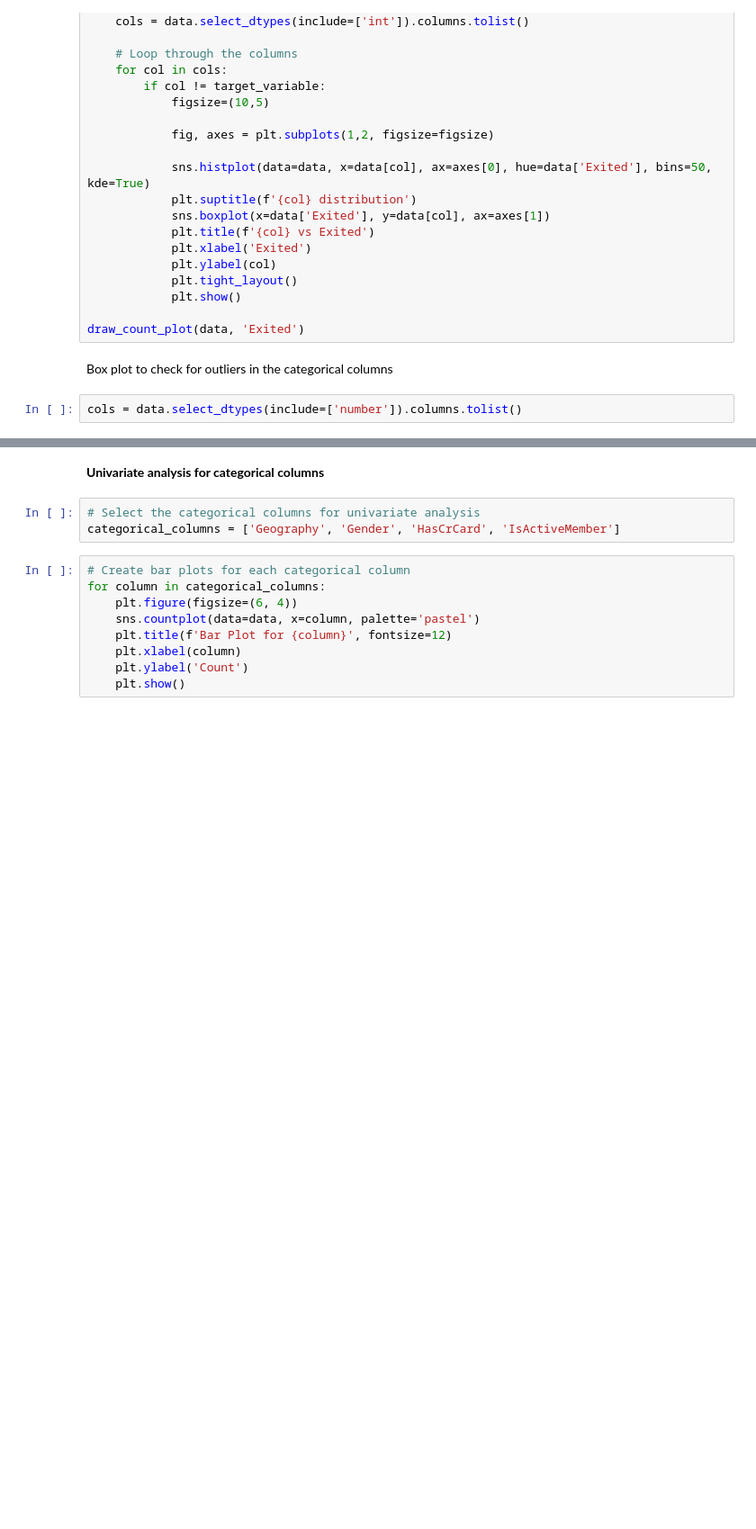
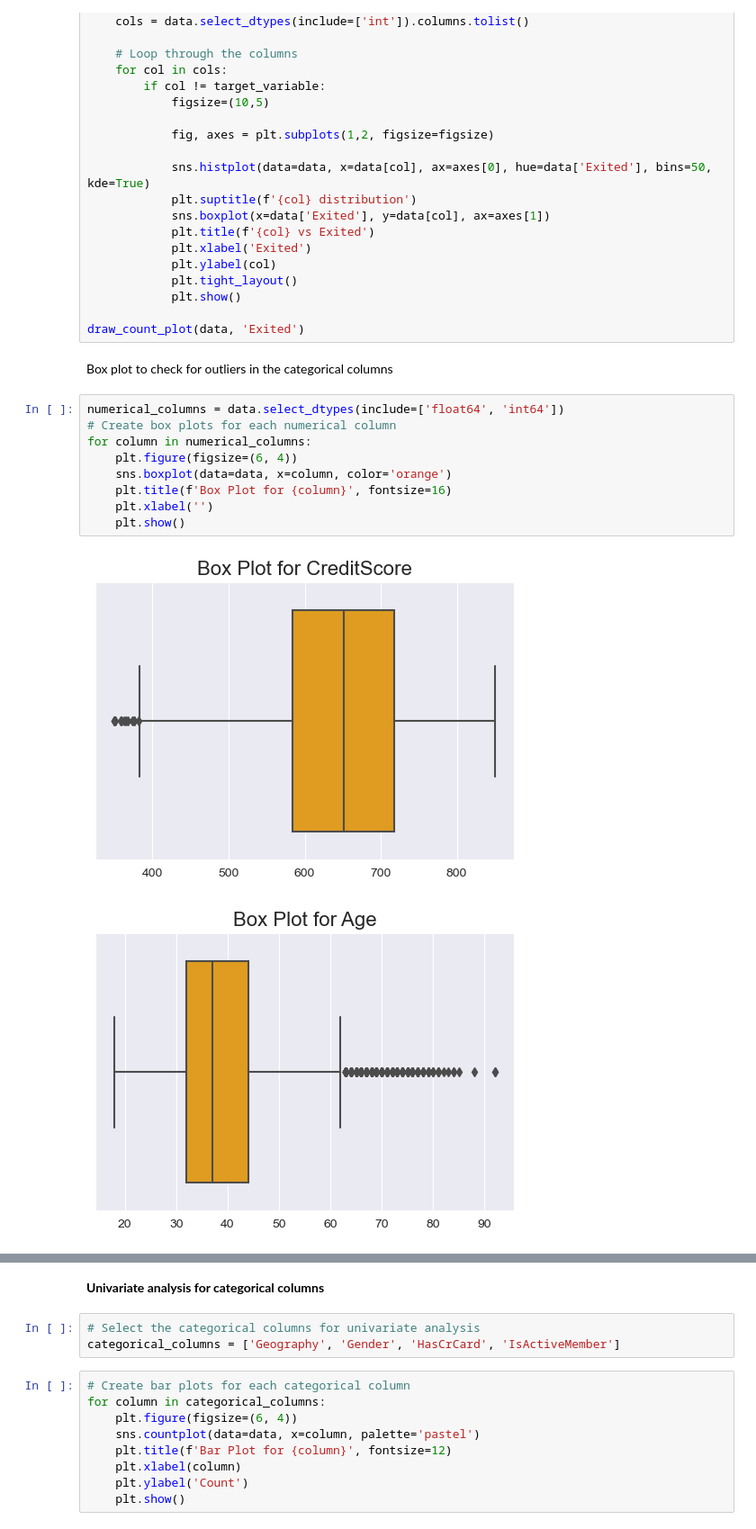
Before and after one commit to levine01/Group6_Phase3_Project, a Jupyter notebook: index.ipynb, the cells around one changed output, grey strips where cells are left out. Shown at 90% size. Saved outputs shown, nothing was run; the diff lists cells and outputs as text; blank space fills up the shorter version.

```diff
--- a/index.ipynb
+++ b/index.ipynb
@@ -278,4 +284,14 @@ draw_count_plot(data, 'Exited')
 # %% [markdown]
 Box plot to check for outliers in the categorical columns
 # %%
-cols = data.select_dtypes(include=['number']).columns.tolist()
+numerical_columns = data.select_dtypes(include=['float64', 'int64'])
+# Create box plots for each numerical column
+for column in numerical_columns:
+    plt.figure(figsize=(6, 4))
+    sns.boxplot(data=data, x=column, color='orange')
+    plt.title(f'Box Plot for {column}', fontsize=16)
+    plt.xlabel('')
+    plt.show()
+# %% [output]
+[figure, added]
+[figure, added]
```
Also changed, not shown: parts of 15 cells of this notebook.
